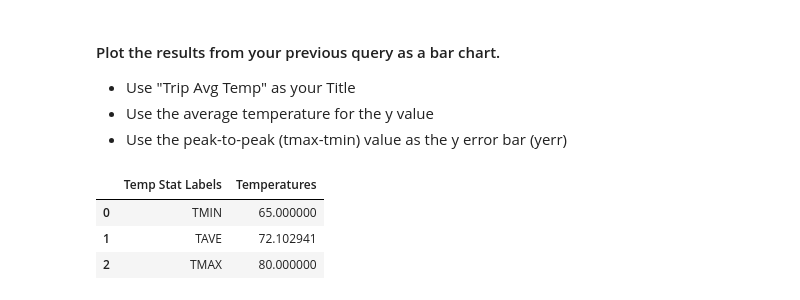
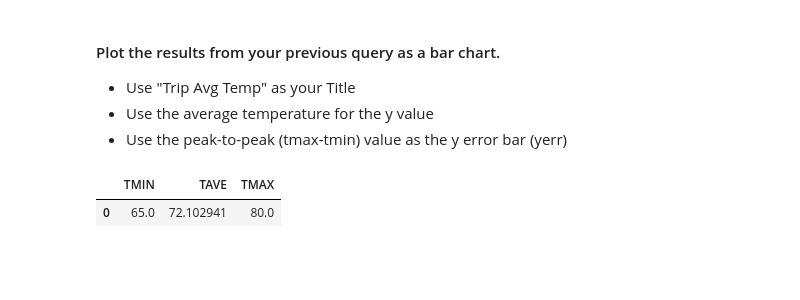
Before and after one commit to Slyssy/sqlalchemy-challenge, a Jupyter notebook: climate.ipynb, the cells around one changed output. Cells and saved outputs as stored; diff of their text form; code cells hidden in the pictures; blank space fills up the shorter version.

```diff
--- a/climate.ipynb
+++ b/climate.ipynb
@@ -270,11 +271,9 @@ print(calc_temps('2017-02-13', '2017-02-23'))
 * Use the peak-to-peak (tmax-tmin) value as the y error bar (yerr)
 # %%
 # Creating DataFrame
-data = [["TMIN", 65.0], ["TAVE", 72.1029411764706], ["TMAX", 80.0]]
-df = pd.DataFrame(data, columns = ["Temp Stat Labels", "Temperatures"])
+data = {"TMIN": [65.0], "TAVE": [72.1029411764706], "TMAX": [80.0]}
+df = pd.DataFrame(data)
 df
 # %% [output]
-|  | Temp Stat Labels | Temperatures |
-| 0 | TMIN | 65.000000 |
-| 1 | TAVE | 72.102941 |
-| 2 | TMAX | 80.000000 |
+|  | TMIN | TAVE | TMAX |
+| 0 | 65.0 | 72.102941 | 80.0 |
```
Also changed, not shown: parts of 5 cells of this notebook.
